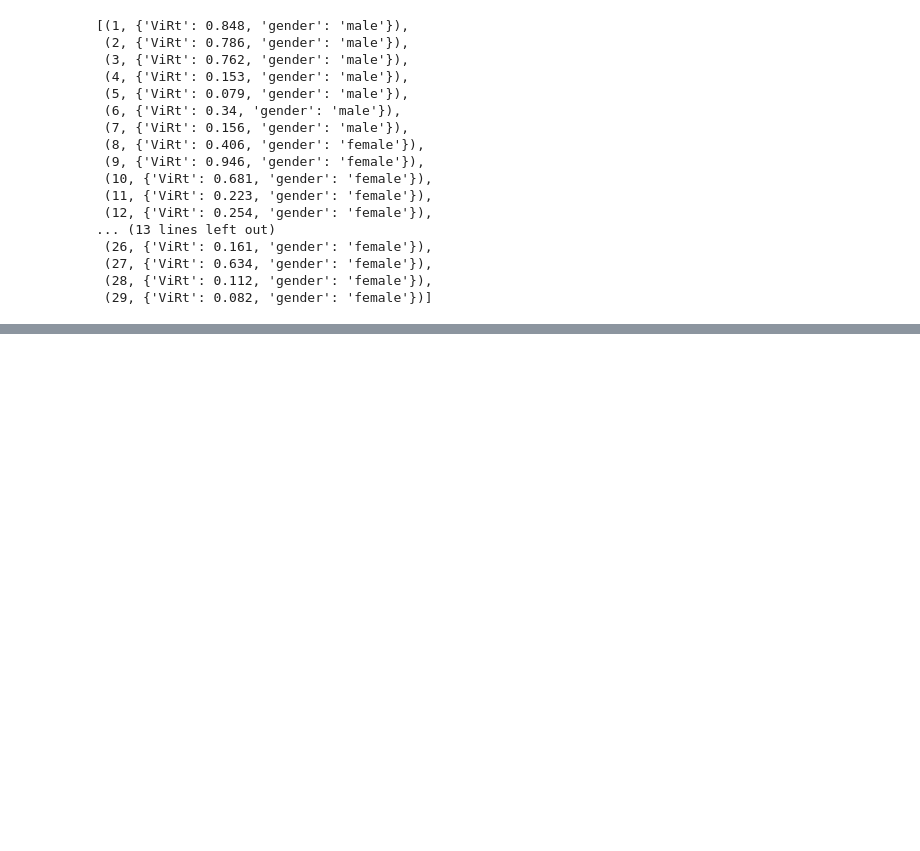
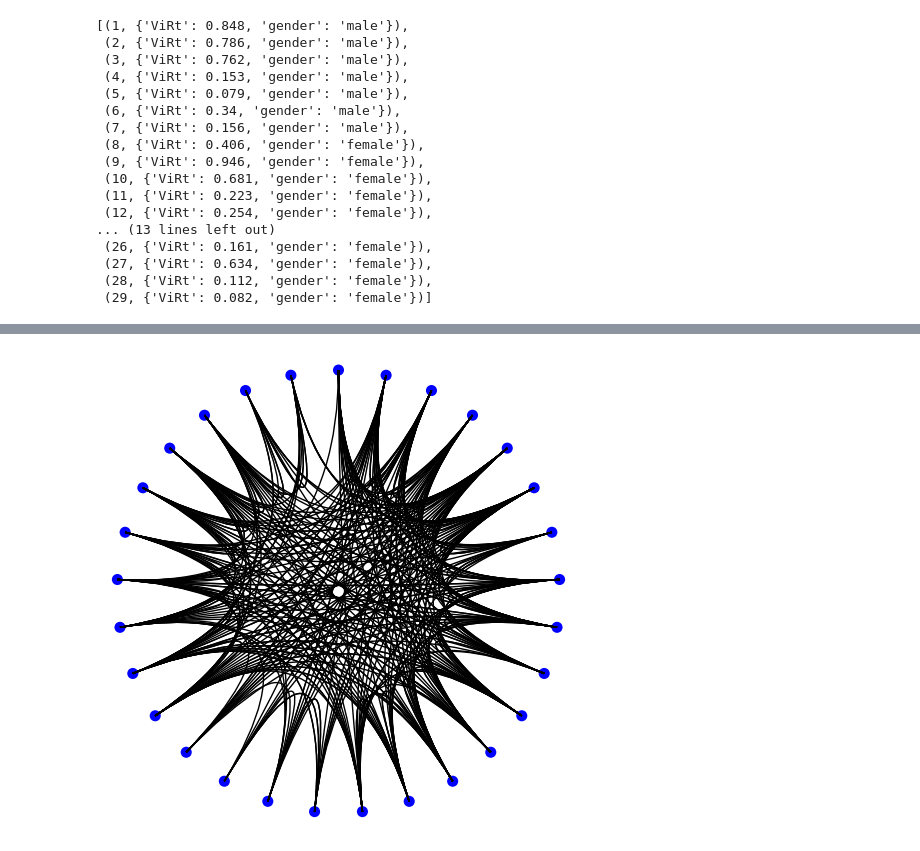
Before and after one commit to SubhankarGhosh/NetworkX, a Jupyter notebook: Paper.ipynb, the cells around one changed output, grey strips where cells are left out. Saved outputs shown, nothing was run; the diff lists cells and outputs as text; code cells hidden in the pictures; blank space fills up the shorter version.

```diff
--- a/Paper.ipynb
+++ b/Paper.ipynb
@@ -170,0 +202,16 @@ G.nodes(data=True)
+# %%
+from circos import CircosPlot
+
+fig = plt.figure(figsize=(6,6))
+ax = fig.add_subplot(111)
+
+nodes = sorted(G.nodes())
+edges = G.edges()
+#node_cmap = {'Male':'blue', 'Female':'red'}
+#nodecolors = [node_cmap[G.node[n]['sex']] for n in G.nodes()]
+
+c = CircosPlot(nodes, edges, radius=10, ax=ax, fig=fig)
+c.draw()
+plt.savefig('images/paper.jpg', dpi=300)
+# %% [output]
+[figure, added]
```
Also changed, not shown: parts of 14 cells of this notebook, 2 other files.
